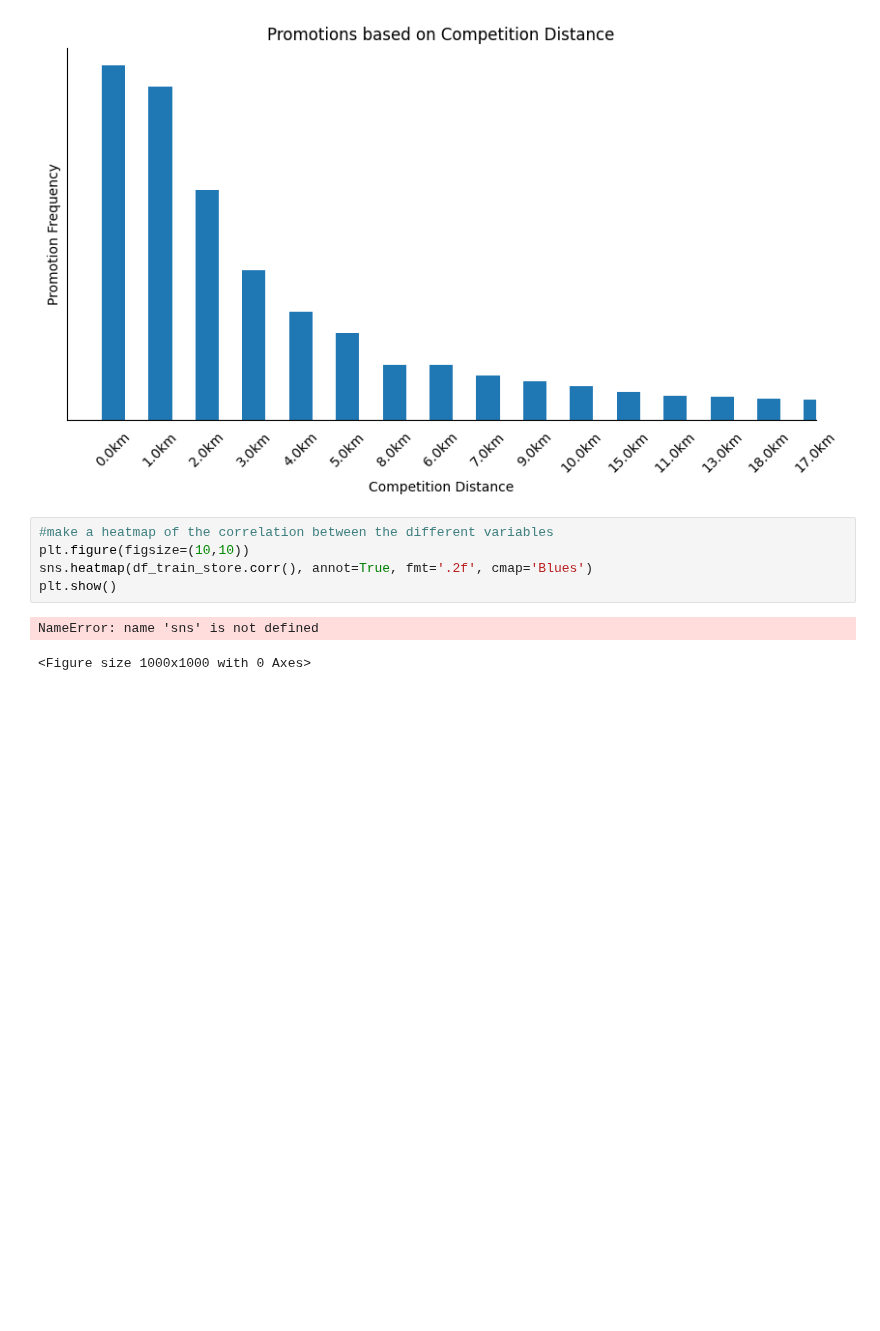
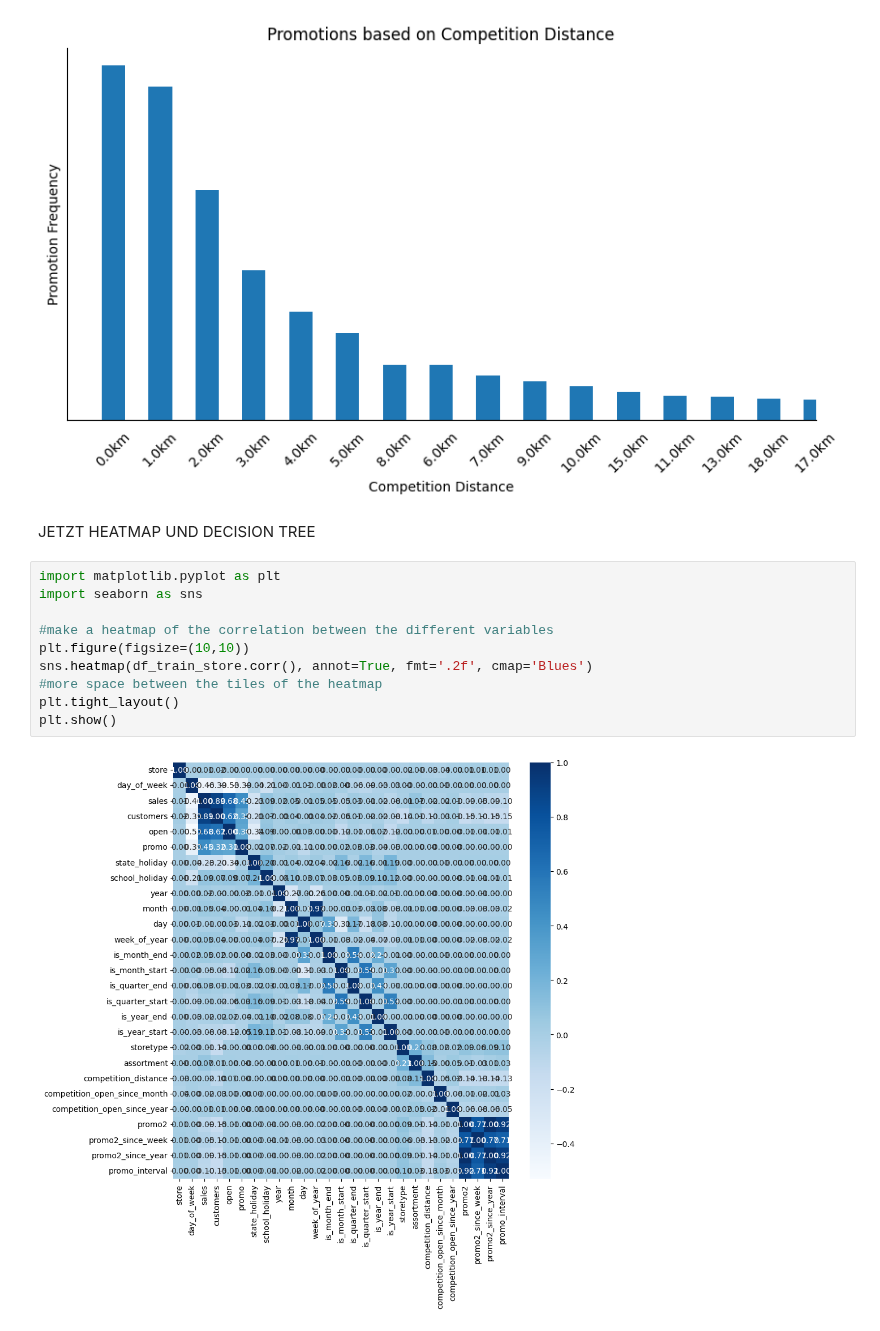
Before and after one commit to Bratpfannengamer/Rossmann, a Jupyter notebook: notebookV2_Lasse.ipynb, the cells around one changed output. Saved outputs shown, nothing was run; the diff lists cells and outputs as text; blank space fills up the shorter version.

```diff
--- a/notebookV2_Lasse.ipynb
+++ b/notebookV2_Lasse.ipynb
@@ -371,11 +368,17 @@ plt.tick_params(axis='x', which='both', top=False, bottom=False, labelbottom=Tru
 plt.show()
 # %% [output]
 [figure]
+# %% [markdown]
+JETZT HEATMAP UND DECISION TREE
 # %%
+import matplotlib.pyplot as plt
+import seaborn as sns
+
 #make a heatmap of the correlation between the different variables
 plt.figure(figsize=(10,10))
 sns.heatmap(df_train_store.corr(), annot=True, fmt='.2f', cmap='Blues')
+#more space between the tiles of the heatmap
+plt.tight_layout()
 plt.show()
 # %% [output]
-NameError: name 'sns' is not defined
-<Figure size 1000x1000 with 0 Axes>
+[figure, added]
```
Also changed, not shown: parts of 2 cells of this notebook.
